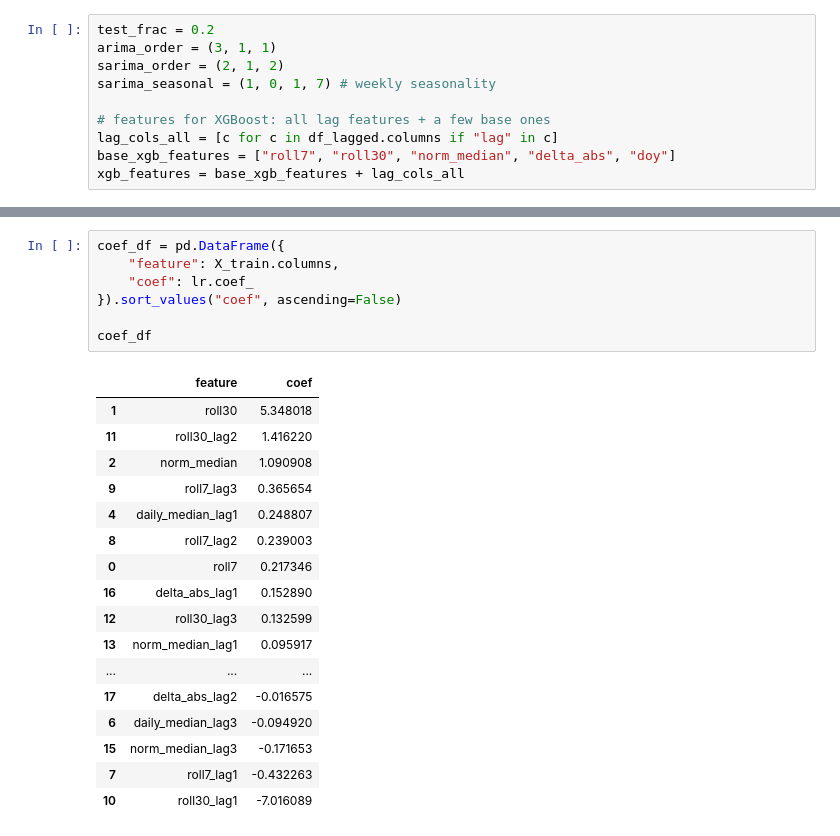
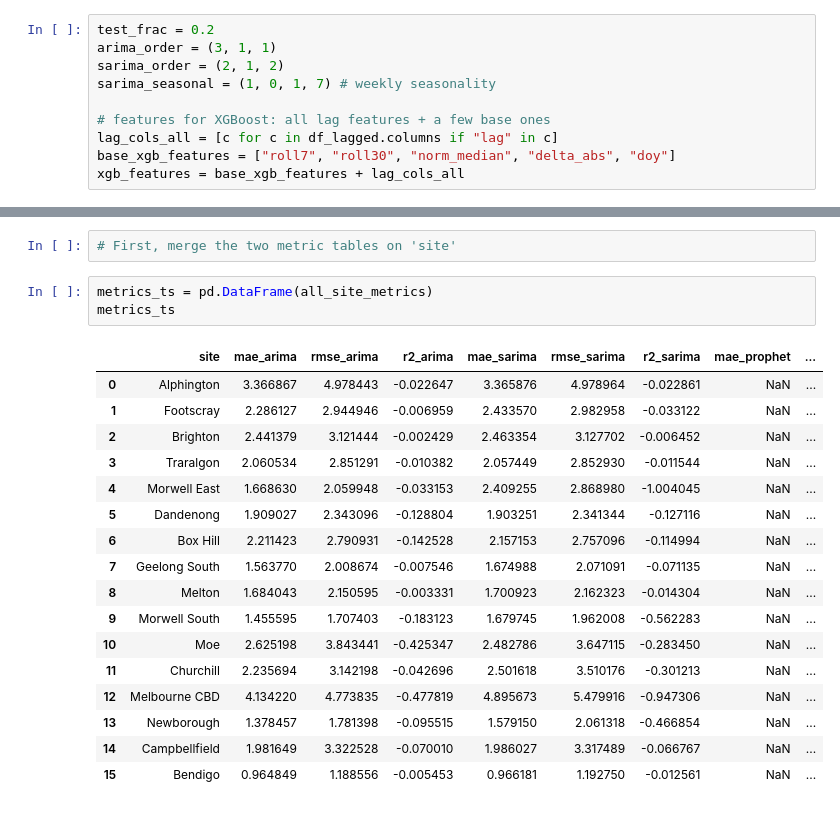
Before and after one commit to therealestchris/mel-air-norms-now, a Jupyter notebook: notebooks/01_eda_and_first_model.ipynb, the cells around one changed output, grey strips where cells are left out. Cells and saved outputs as stored; diff of their text form.

Commit message:
Finished modelling with ARIMA, SARIMAX etc, now need to find average for all sites and make graphs

```diff
--- a/notebooks/01_eda_and_first_model.ipynb
+++ b/notebooks/01_eda_and_first_model.ipynb
@@ -541,25 +553,23 @@ feat_importance_rf.head(15)
-# %%
-coef_df = pd.DataFrame({
-    "feature": X_train.columns,
-    "coef": lr.coef_
-}).sort_values("coef", ascending=False)
-
-coef_df
-# %% [output]
-|  | feature | coef |
-| 1 | roll30 | 5.348018 |
-| 11 | roll30_lag2 | 1.416220 |
-| 2 | norm_median | 1.090908 |
-| 9 | roll7_lag3 | 0.365654 |
-| 4 | daily_median_lag1 | 0.248807 |
-| 8 | roll7_lag2 | 0.239003 |
-| 0 | roll7 | 0.217346 |
-| 16 | delta_abs_lag1 | 0.152890 |
-| 12 | roll30_lag3 | 0.132599 |
-| 13 | norm_median_lag1 | 0.095917 |
-| ... | ... | ... |
-| 17 | delta_abs_lag2 | -0.016575 |
-| 6 | daily_median_lag3 | -0.094920 |
-| 15 | norm_median_lag3 | -0.171653 |
-| 7 | roll7_lag1 | -0.432263 |
-| 10 | roll30_lag1 | -7.016089 |
+# %%
+# First, merge the two metric tables on 'site'
+# %%
+metrics_ts = pd.DataFrame(all_site_metrics)
+metrics_ts
+# %% [output]
+|  | site | mae_arima | rmse_arima | r2_arima | mae_sarima | rmse_sarima | r2_sarima | mae_prophet | ... |
+| 0 | Alphington | 3.366867 | 4.978443 | -0.022647 | 3.365876 | 4.978964 | -0.022861 | NaN | ... |
+| 1 | Footscray | 2.286127 | 2.944946 | -0.006959 | 2.433570 | 2.982958 | -0.033122 | NaN | ... |
+| 2 | Brighton | 2.441379 | 3.121444 | -0.002429 | 2.463354 | 3.127702 | -0.006452 | NaN | ... |
+| 3 | Traralgon | 2.060534 | 2.851291 | -0.010382 | 2.057449 | 2.852930 | -0.011544 | NaN | ... |
+| 4 | Morwell East | 1.668630 | 2.059948 | -0.033153 | 2.409255 | 2.868980 | -1.004045 | NaN | ... |
+| 5 | Dandenong | 1.909027 | 2.343096 | -0.128804 | 1.903251 | 2.341344 | -0.127116 | NaN | ... |
+| 6 | Box Hill | 2.211423 | 2.790931 | -0.142528 | 2.157153 | 2.757096 | -0.114994 | NaN | ... |
+| 7 | Geelong South | 1.563770 | 2.008674 | -0.007546 | 1.674988 | 2.071091 | -0.071135 | NaN | ... |
+| 8 | Melton | 1.684043 | 2.150595 | -0.003331 | 1.700923 | 2.162323 | -0.014304 | NaN | ... |
+| 9 | Morwell South | 1.455595 | 1.707403 | -0.183123 | 1.679745 | 1.962008 | -0.562283 | NaN | ... |
+| 10 | Moe | 2.625198 | 3.843441 | -0.425347 | 2.482786 | 3.647115 | -0.283450 | NaN | ... |
+| 11 | Churchill | 2.235694 | 3.142198 | -0.042696 | 2.501618 | 3.510176 | -0.301213 | NaN | ... |
+| 12 | Melbourne CBD | 4.134220 | 4.773835 | -0.477819 | 4.895673 | 5.479916 | -0.947306 | NaN | ... |
+| 13 | Newborough | 1.378457 | 1.781398 | -0.095515 | 1.579150 | 2.061318 | -0.466854 | NaN | ... |
+| 14 | Campbellfield | 1.981649 | 3.322528 | -0.070010 | 1.986027 | 3.317489 | -0.066767 | NaN | ... |
+| 15 | Bendigo | 0.964849 | 1.188556 | -0.005453 | 0.966181 | 1.192750 | -0.012561 | NaN | ... |
```
Also changed, not shown: parts of 15 cells of this notebook.
